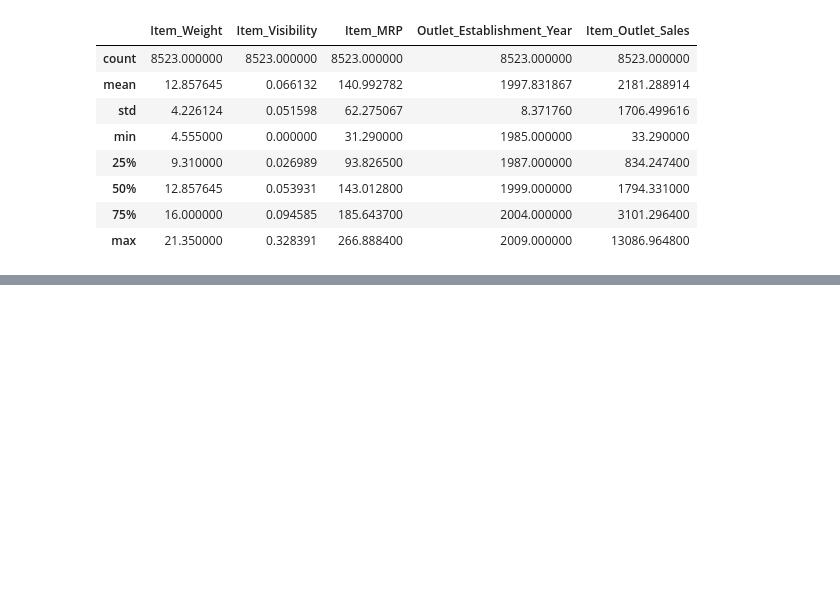
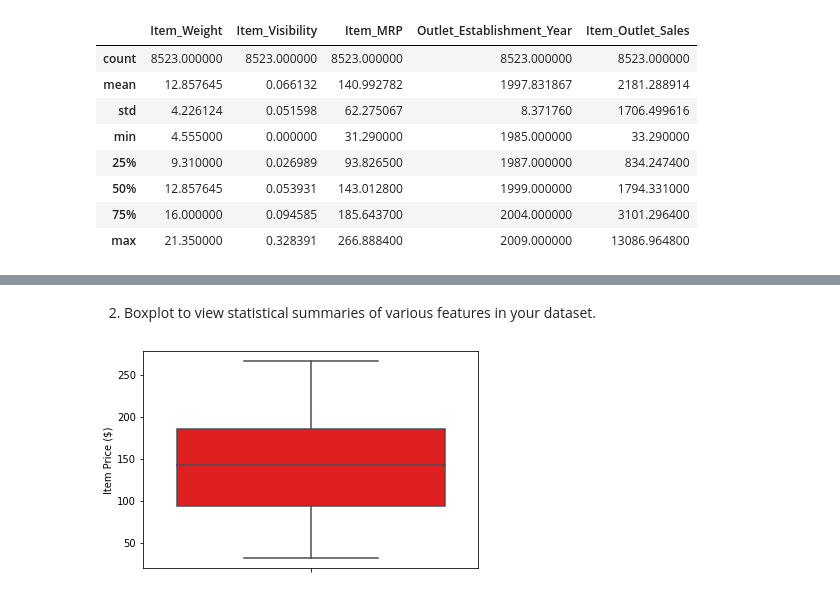
Before and after one commit to ialkamal/food-sales-predictions, a Jupyter notebook: food_sales_predictions.ipynb, the cells around one changed output, grey strips where cells are left out. Saved outputs shown, nothing was run; the diff lists cells and outputs as text; code cells hidden in the pictures; blank space fills up the shorter version.

```diff
--- a/food_sales_predictions.ipynb
+++ b/food_sales_predictions.ipynb
@@ -371,0 +410,8 @@ sales_ds.describe()
+# %% [markdown]
+2. Boxplot to view statistical summaries of various features in your dataset.
+# %%
+ip = sns.boxplot(y="Item_MRP",data=sales_ds,color='r')
+ip.set(ylabel="Item Price ($)")
+plt.show()
+# %% [output]
+[figure, added]
```
Also changed, not shown: parts of 12 cells of this notebook.
